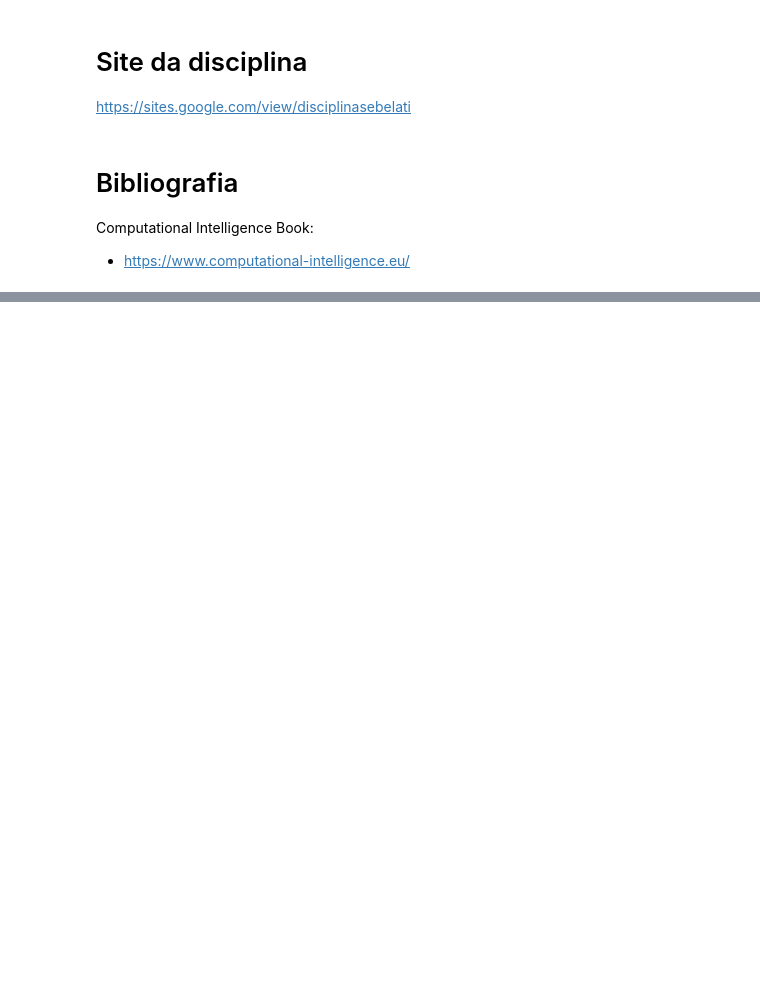
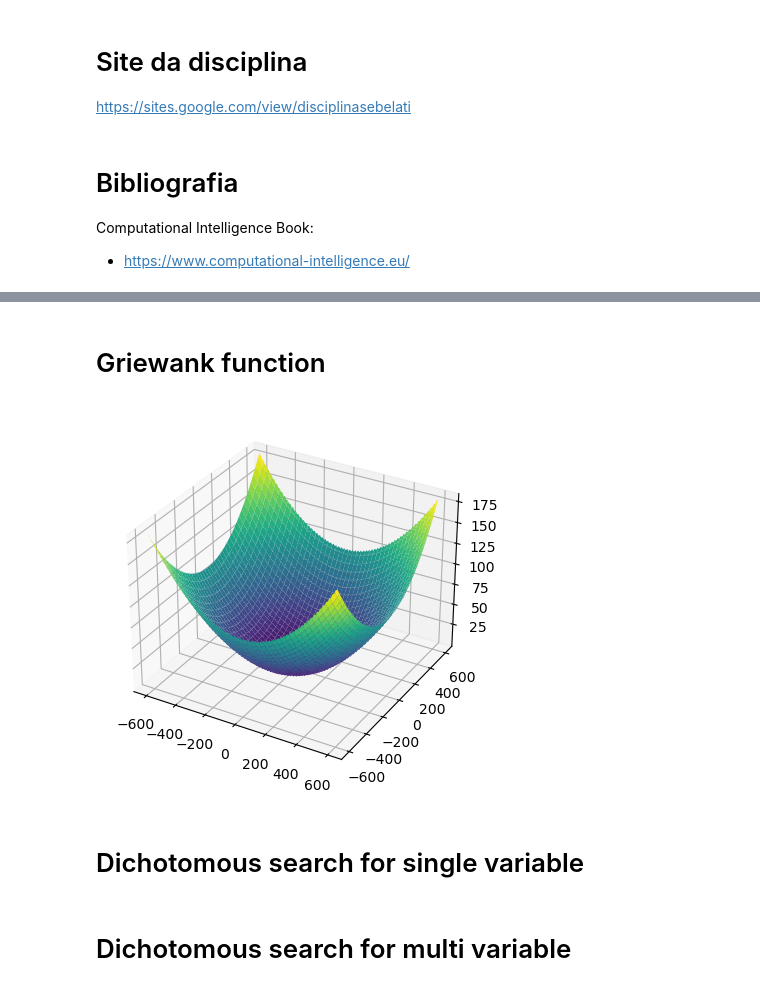
Before and after one commit to properallan/ENE300, a Jupyter notebook: notas/notas.ipynb, the cells around one changed output, grey strips where cells are left out. Drawn from its saved outputs; the diff is of its cells as text; code cells hidden in the pictures; blank space fills up the shorter version.

```diff
--- a/notas/notas.ipynb
+++ b/notas/notas.ipynb
@@ -28,0 +56,23 @@ ModuleNotFoundError: No module named 'matplotlib'
+# %% [markdown]
+# Griewank function
+# %%
+import numpy as np
+import matplotlib.pyplot as plt
+from mpl_toolkits.mplot3d import Axes3D
+
+def griewank(x, y):
+    return (x**2 / 4000) + (y**2 / 4000) - np.cos(x) * np.cos(y/np.sqrt(2)) + 1
+
+X = np.linspace(-600, 600, 256)
+Y = np.linspace(-600, 600, 256)
+X, Y = np.meshgrid(X, Y)
+Z = griewank(X, Y)
+
+fig = plt.figure()
+ax = fig.add_subplot(111, projection='3d')
+ax.plot_surface(X, Y, Z, cmap='viridis')
+plt.show()
+# %% [output]
+[figure, added]
+# %% [markdown]
+# Dichotomous search for single variable
@@ -28,0 +98,2 @@ ModuleNotFoundError: No module named 'matplotlib'
+# %% [markdown]
+# Dichotomous search for multi variable
```
Also changed, not shown: parts of 12 cells of this notebook.
